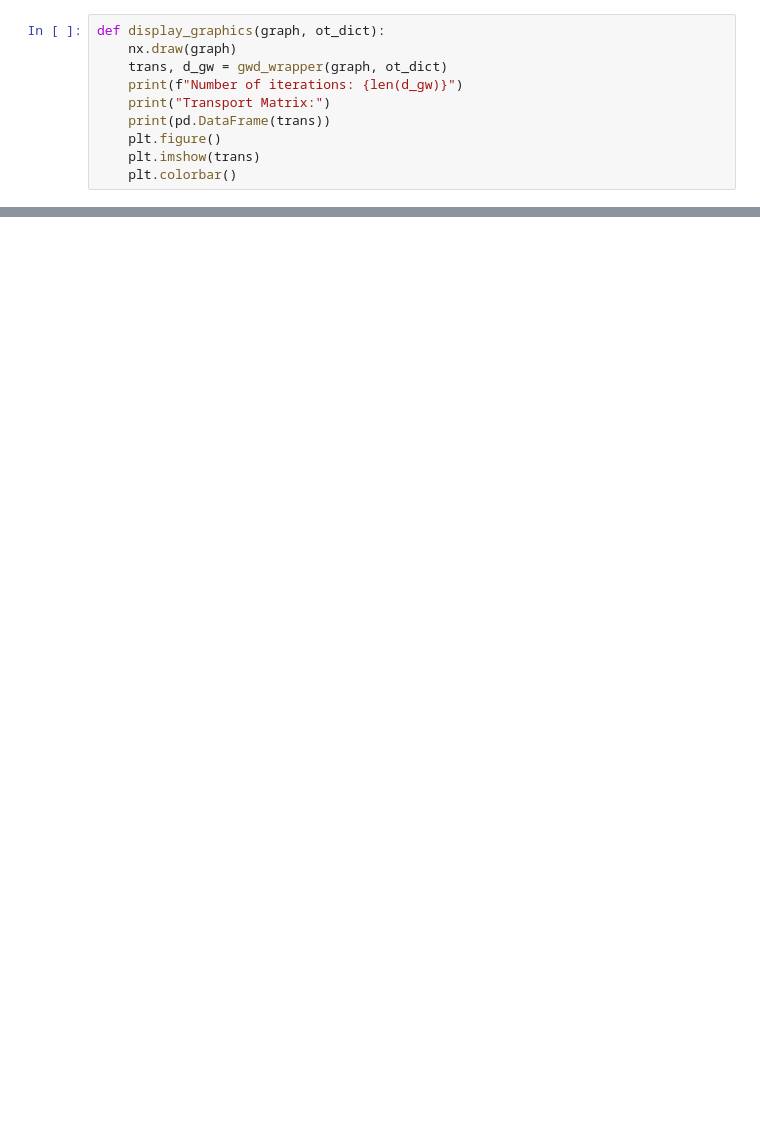
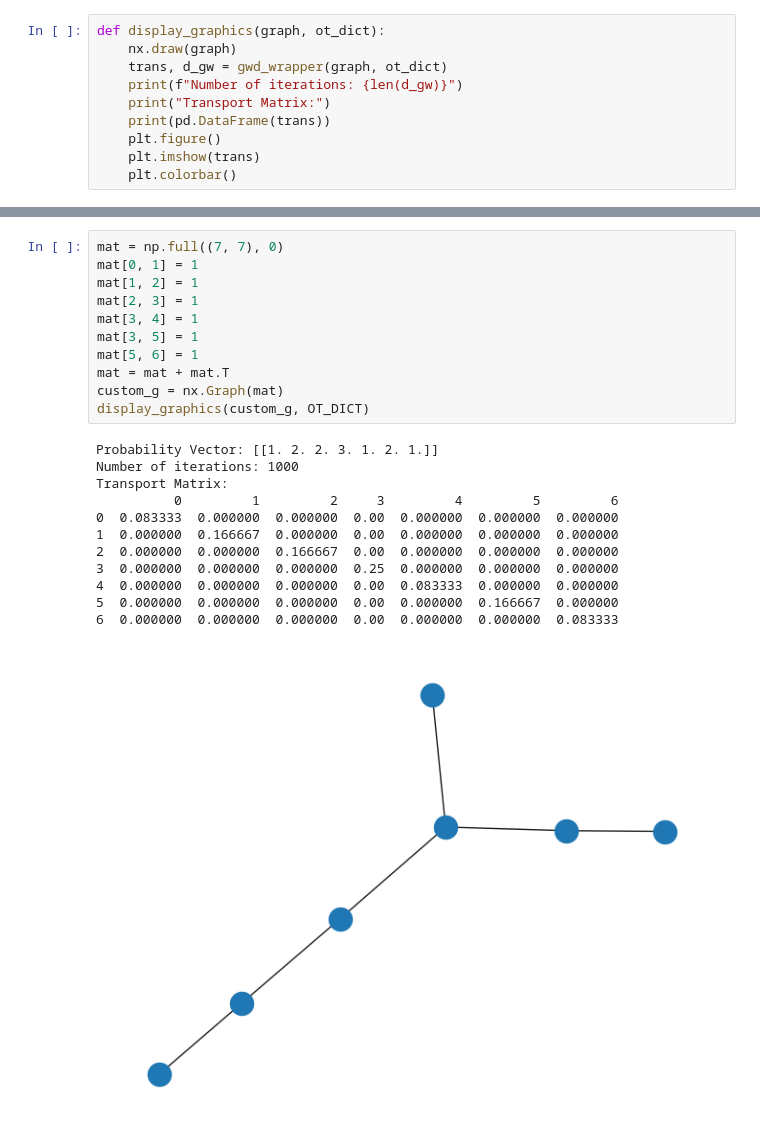
Before and after one commit to KataTech/Relational-Factorization-Model, a Jupyter notebook: notebooks/debug_gwd.ipynb, the cells around one changed output, grey strips where cells are left out. Saved outputs shown, nothing was run; the diff lists cells and outputs as text; blank space fills up the shorter version.

```diff
--- a/notebooks/debug_gwd.ipynb
+++ b/notebooks/debug_gwd.ipynb
@@ -206,0 +195,24 @@ Gromov-Wasserstein Distance
+# %%
+mat = np.full((7, 7), 0)
+mat[0, 1] = 1
+mat[1, 2] = 1
+mat[2, 3] = 1
+mat[3, 4] = 1
+mat[3, 5] = 1
+mat[5, 6] = 1
+mat = mat + mat.T
+custom_g = nx.Graph(mat)
+display_graphics(custom_g, OT_DICT)
+# %% [output]
+Probability Vector: [[1. 2. 2. 3. 1. 2. 1.]]
+Number of iterations: 1000
+Transport Matrix:
+          0         1         2     3         4         5         6
+0  0.083333  0.000000  0.000000  0.00  0.000000  0.000000  0.000000
+1  0.000000  0.166667  0.000000  0.00  0.000000  0.000000  0.000000
+2  0.000000  0.000000  0.166667  0.00  0.000000  0.000000  0.000000
+3  0.000000  0.000000  0.000000  0.25  0.000000  0.000000  0.000000
+4  0.000000  0.000000  0.000000  0.00  0.083333  0.000000  0.000000
+5  0.000000  0.000000  0.000000  0.00  0.000000  0.166667  0.000000
+6  0.000000  0.000000  0.000000  0.00  0.000000  0.000000  0.083333
+[figure, added]
```
Also changed, not shown: parts of 17 cells of this notebook.
